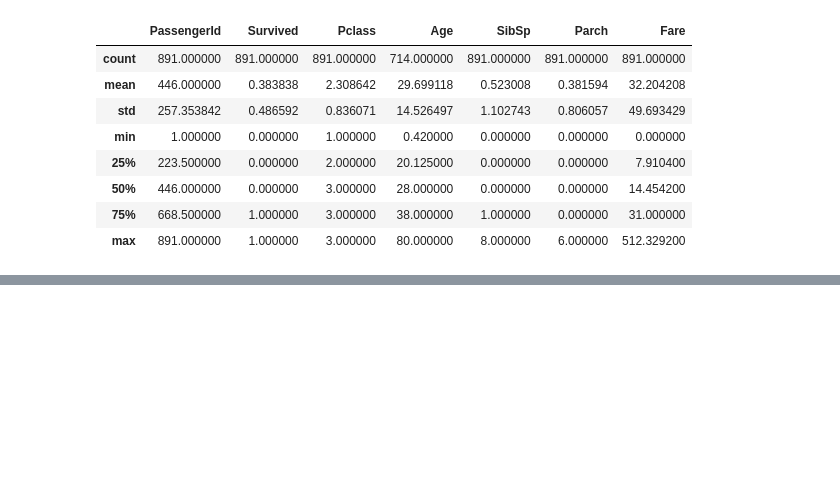
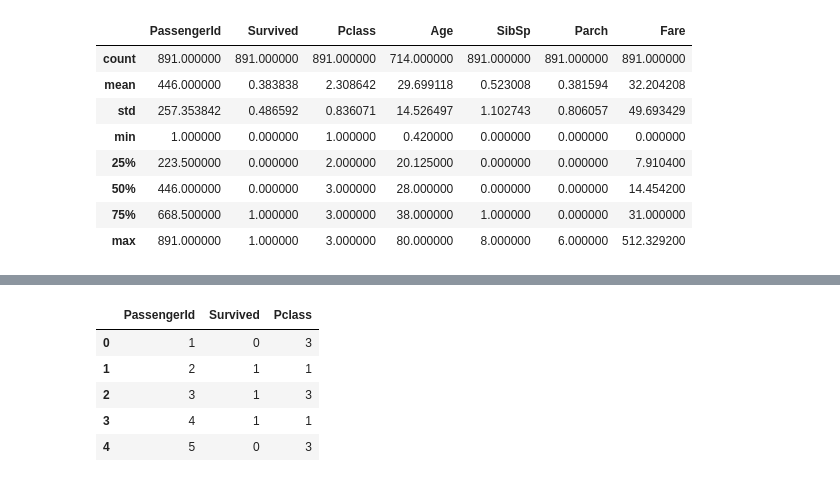
Before and after one commit to Fatima-05/GDGOC-AI-ML, a Jupyter notebook: Class5.ipynb, the cells around one changed output, grey strips where cells are left out. Saved outputs shown, nothing was run; the diff lists cells and outputs as text; code cells hidden in the pictures; blank space fills up the shorter version.

```diff
--- a/Class5.ipynb
+++ b/Class5.ipynb
@@ -93,0 +179,17 @@ titanic.describe()
+# %%
+# iloc means integer based indexing
+
+# loc means label based indexing
+
+# iloc is used to select data by their number of rows and columns
+# for example:
+
+titanic.iloc[:5, :3]
+# selects first five rows and first 3 columns. the last indices (5, 3) are exclusive
+# %% [output]
+|  | PassengerId | Survived | Pclass |
+| 0 | 1 | 0 | 3 |
+| 1 | 2 | 1 | 1 |
+| 2 | 3 | 1 | 3 |
+| 3 | 4 | 1 | 1 |
+| 4 | 5 | 0 | 3 |
```
Also changed, not shown: parts of 7 cells of this notebook.
